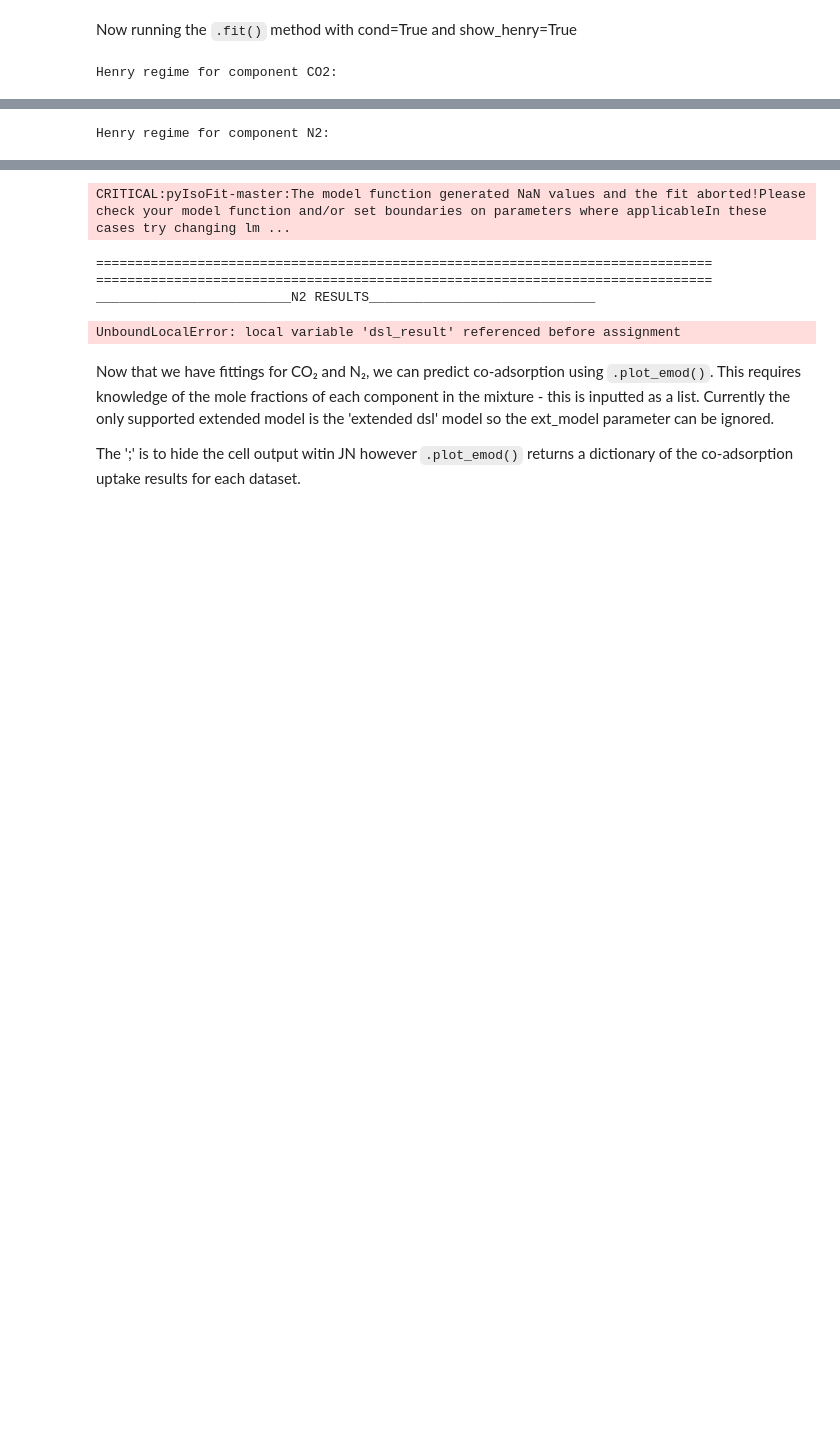
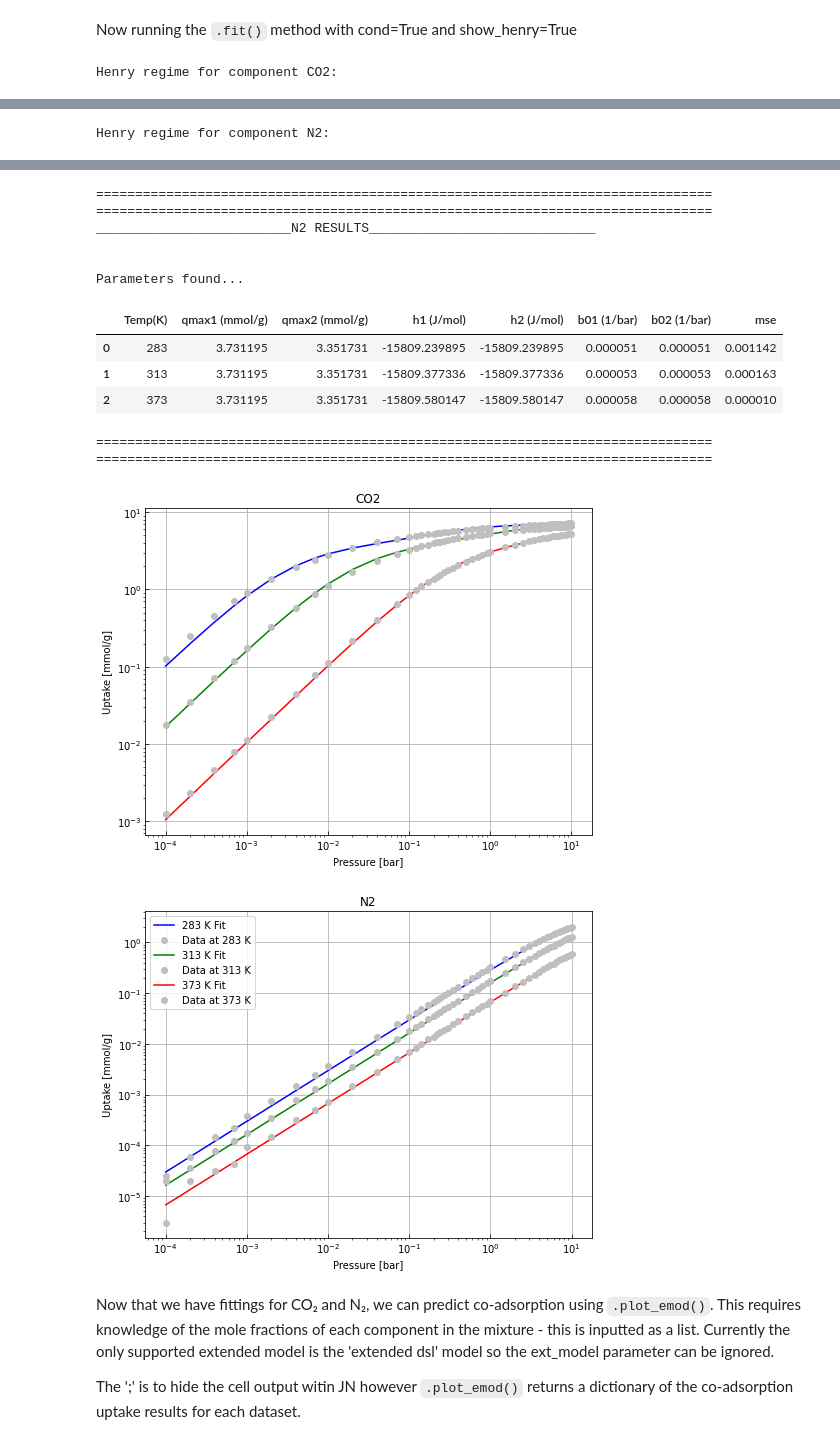
Before and after one commit to dominikpantak/pyIsoFit, a Jupyter notebook: demo/pyIsofit_demo.ipynb, the cells around one changed output, grey strips where cells are left out. Cells and saved outputs as stored; diff of their text form; code cells hidden in the pictures; blank space fills up the shorter version.

Commit message:
- Added tests and updated demo file

```diff
--- a/demo/pyIsofit_demo.ipynb
+++ b/demo/pyIsofit_demo.ipynb
@@ -222,7 +222,7 @@ test = IsothermFit(df_list, temps, key_pressures, key_uptakes, 'dsl', compname=c
 # %% [markdown]
 Now running the `.fit()` method with cond=True and show_henry=True
 # %%
-test.fit(cond=True, show_hen=True, meth='tnc', henry_off=True)
+test.fit(cond=True, show_hen=True, meth='tnc')
 test.plot(logplot=True)
 # %% [output]
 Henry regime for component CO2:
@@ -250,8 +250,17 @@ Parameters found...
-CRITICAL:pyIsoFit-master:The model function generated NaN values and the fit aborted!Please check your model function and/or set boundaries on parameters where applicableIn these cases try changing lm ...
+===============================================================================
+===============================================================================
+_________________________N2 RESULTS_____________________________
+
+
+Parameters found...
+|  | Temp(K) | qmax1 (mmol/g) | qmax2 (mmol/g) | h1 (J/mol) | h2 (J/mol) | b01 (1/bar) | b02 (1/bar) | mse |
+| 0 | 283 | 3.731195 | 3.351731 | -15809.239895 | -15809.239895 | 0.000051 | 0.000051 | 0.001142 |
+| 1 | 313 | 3.731195 | 3.351731 | -15809.377336 | -15809.377336 | 0.000053 | 0.000053 | 0.000163 |
+| 2 | 373 | 3.731195 | 3.351731 | -15809.580147 | -15809.580147 | 0.000058 | 0.000058 | 0.000010 |
 ===============================================================================
 ===============================================================================
-_________________________N2 RESULTS_____________________________
-UnboundLocalError: local variable 'dsl_result' referenced before assignment
+[figure, added]
+[figure, added]
 # %% [markdown]
 Now that we have fittings for CO₂ and N₂, we can predict co-adsorption using `.plot_emod()`. This requires knowledge of the mole fractions of each component in the mixture - this is inputted as a list. Currently the only supported extended model is the 'extended dsl' model so the ext_model parameter can be ignored.
 
```
Also changed, not shown: parts of 5 cells of this notebook, 4 other files.
